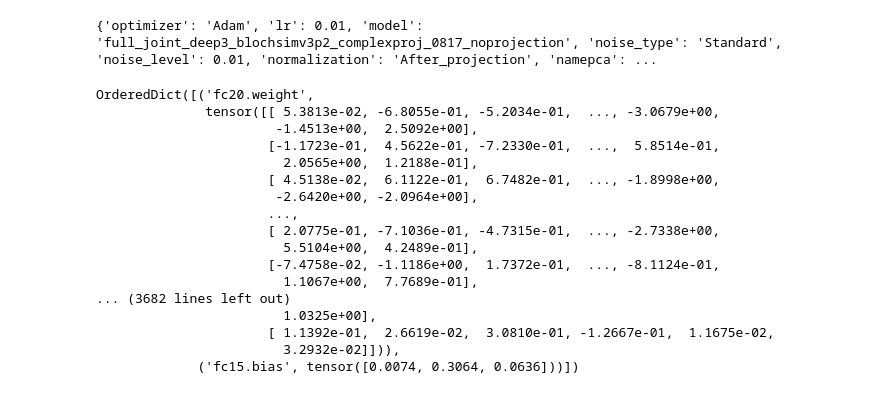
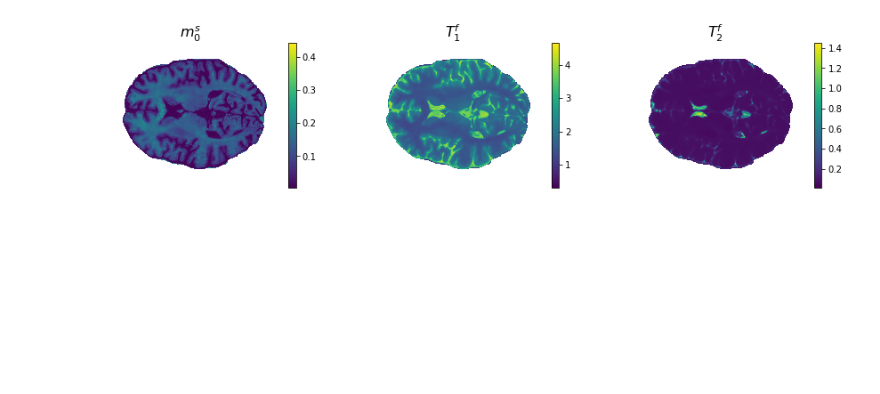
Before and after one commit to quentin-duchemin/MRF-CRBLoss, a Jupyter notebook: docs/source/tutorials/notebooks/slice-paper.ipynb, the cells around one changed output. Drawn from its saved outputs; the diff is of its cells as text; code cells hidden in the pictures; blank space fills up the shorter version.

```diff
--- a/docs/source/tutorials/notebooks/slice-paper.ipynb
+++ b/docs/source/tutorials/notebooks/slice-paper.ipynb
@@ -41,0 +46,2 @@ wget.download(url, root+'paper_data/network')
+# %%
+names = [ 'CRB-paper']
@@ -41,0 +50,2 @@ wget.download(url, root+'paper_data/network')
+# %%
+data_files = ['paper_data/invivo_test_slice.mat']
@@ -198,26 +160,9 @@ RuntimeError: Error(s) in loading state_dict for model:
-# %%
-with open(root+'settings_files_offline/settings_'+name+'.pkl', 'rb') as f:
-        settings = pickle.load(f)
-        print(settings)
-# %% [output]
-{'optimizer': 'Adam', 'lr': 0.01, 'model': 'full_joint_deep3_blochsimv3p2_complexproj_0817_noprojection', 'noise_type': 'Standard', 'noise_level': 0.01, 'normalization': 'After_projection', 'namepca': ...
-# %%
-net['NN']
-# %% [output]
-OrderedDict([('fc20.weight',
-              tensor([[ 5.3813e-02, -6.8055e-01, -5.2034e-01,  ..., -3.0679e+00,
-                       -1.4513e+00,  2.5092e+00],
-                      [-1.1723e-01,  4.5622e-01, -7.2330e-01,  ...,  5.8514e-01,
-                        2.0565e+00,  1.2188e-01],
-                      [ 4.5138e-02,  6.1122e-01,  6.7482e-01,  ..., -1.8998e+00,
-                       -2.6420e+00, -2.0964e+00],
-                      ...,
-                      [ 2.0775e-01, -7.1036e-01, -4.7315e-01,  ..., -2.7338e+00,
-                        5.5104e+00,  4.2489e-01],
-                      [-7.4758e-02, -1.1186e+00,  1.7372e-01,  ..., -8.1124e-01,
-                        1.1067e+00,  7.7689e-01],
-... (3682 lines left out)
-                        1.0325e+00],
-                      [ 1.1392e-01,  2.6619e-02,  3.0810e-01, -1.2667e-01,  1.1675e-02,
-                        3.2932e-02]])),
-             ('fc15.bias', tensor([0.0074, 0.3064, 0.0636]))])
+# %%
+fig, ax = plt.subplots(len(net['params'])//3,3, figsize=(15,3))
+for i, ind in enumerate(net['params']):
+    shw = ax[i].imshow(params[0,:,:,i])
+    ax[i].set_title(paramtolatexname[ind], size=16)
+    plt.colorbar(shw, ax=ax[i])
+    ax[i].axis('off')
+# %% [output]
+[figure, added]
```
Also changed, not shown: parts of 13 cells of this notebook, 43 other files.
